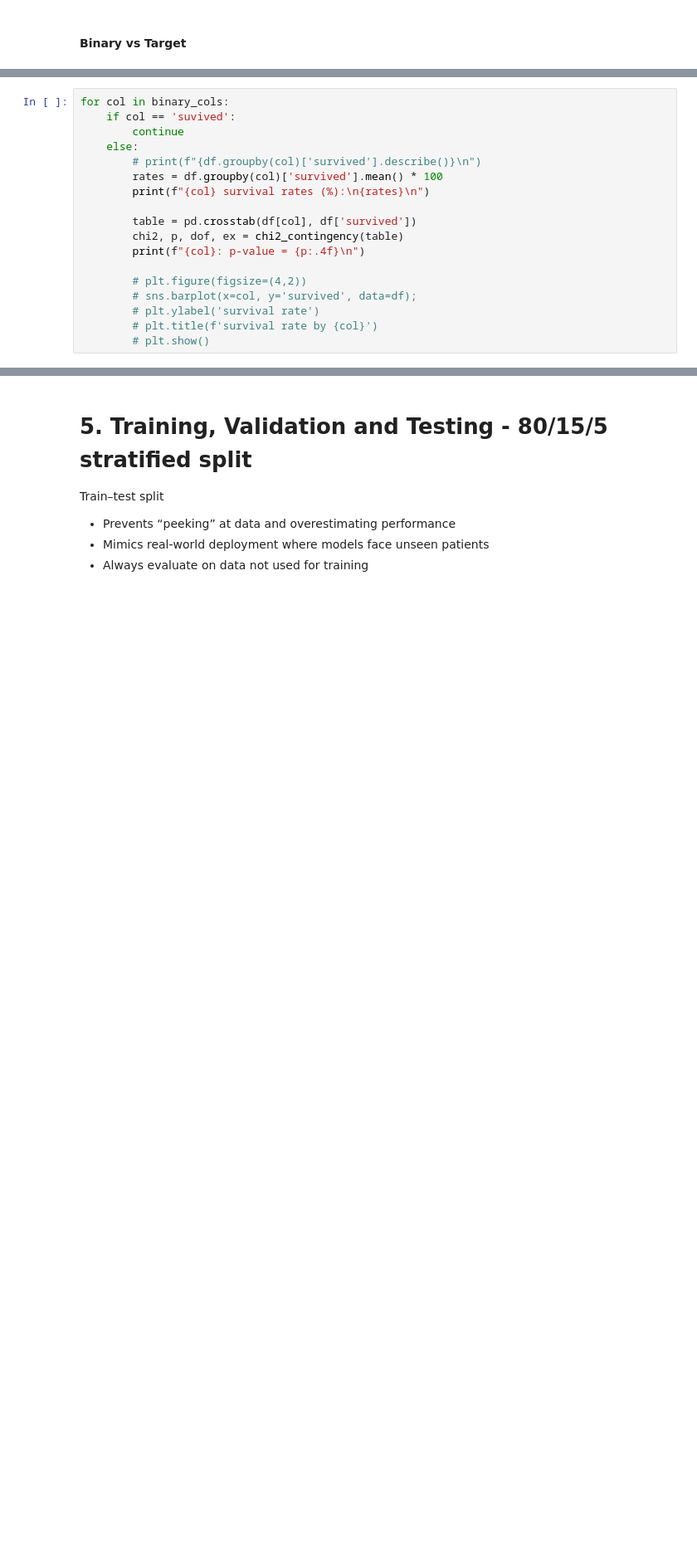
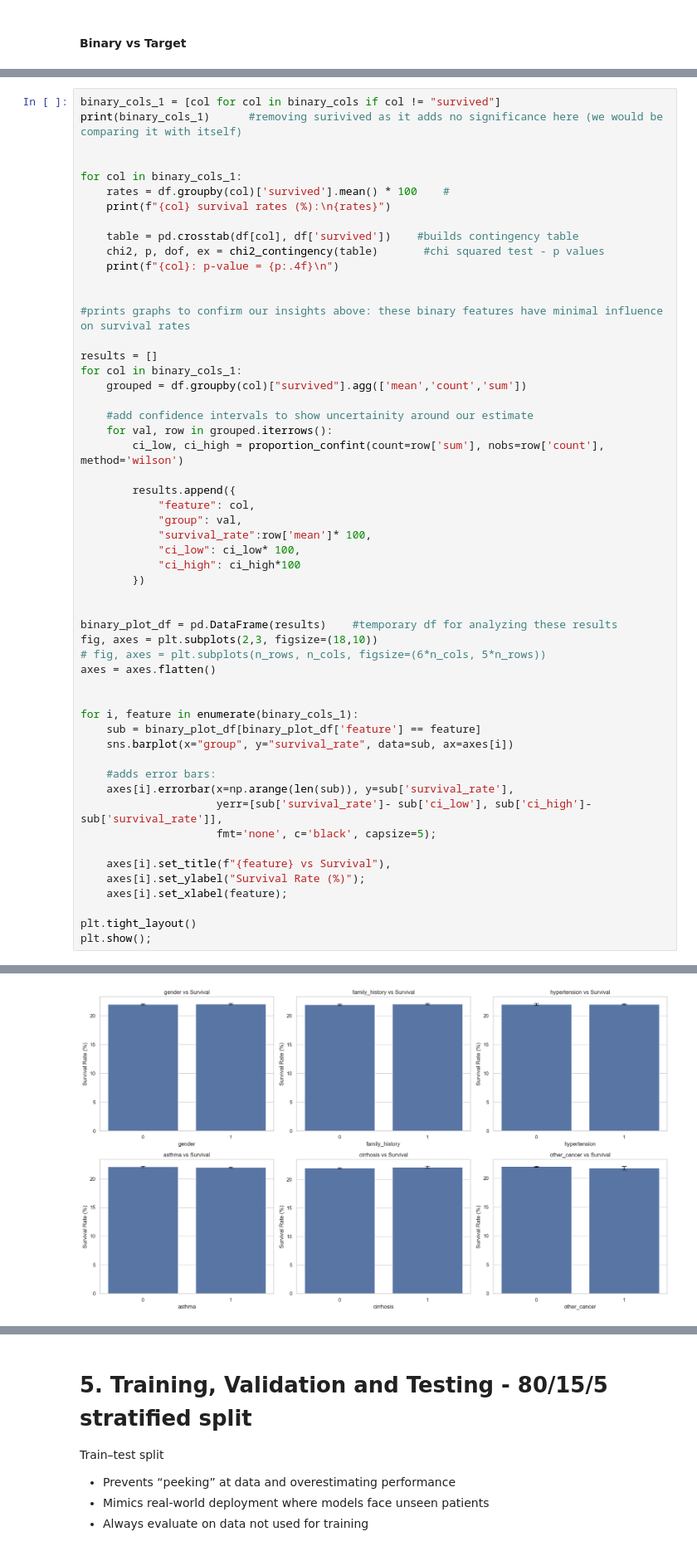
Before and after one commit to apayne185/RAI_opioid_risk_prevention, a Jupyter notebook: ML4HL_OD_RAI_toolbox.ipynb, the cells around one changed output, grey strips where cells are left out. Shown at 83% size. Saved outputs shown, nothing was run; the diff lists cells and outputs as text; blank space fills up the shorter version.

```diff
--- a/ML4HL_OD_RAI_toolbox.ipynb
+++ b/ML4HL_OD_RAI_toolbox.ipynb
@@ -626,19 +738,55 @@ The differences between gender and survival (21.99-22.05)
 # %%
-for col in binary_cols:
-    if col == 'suvived':
-        continue
-    else:
-        # print(f"{df.groupby(col)['survived'].describe()}\n")
-        rates = df.groupby(col)['survived'].mean() * 100
-        print(f"{col} survival rates (%):\n{rates}\n")
+binary_cols_1 = [col for col in binary_cols if col != "survived"]
+print(binary_cols_1)      #removing surivived as it adds no significance here (we would be comparing it with itself)
 
-        table = pd.crosstab(df[col], df['survived'])
-        chi2, p, dof, ex = chi2_contingency(table)
-        print(f"{col}: p-value = {p:.4f}\n")
 
-        # plt.figure(figsize=(4,2))
-        # sns.barplot(x=col, y='survived', data=df);
-        # plt.ylabel('survival rate')
-        # plt.title(f'survival rate by {col}')
-        # plt.show()
+for col in binary_cols_1:
+    rates = df.groupby(col)['survived'].mean() * 100    #
+    print(f"{col} survival rates (%):\n{rates}")
+
+    table = pd.crosstab(df[col], df['survived'])    #builds contingency table
+    chi2, p, dof, ex = chi2_contingency(table)       #chi squared test - p values
+    print(f"{col}: p-value = {p:.4f}\n")
+
+
+#prints graphs to confirm our insights above: these binary features have minimal influence on survival rates
+
+results = []
+for col in binary_cols_1:
+    grouped = df.groupby(col)["survived"].agg(['mean','count','sum'])
+
+    #add confidence intervals to show uncertainity around our estimate
+    for val, row in grouped.iterrows():
+        ci_low, ci_high = proportion_confint(count=row['sum'], nobs=row['count'], method='wilson')
+
+        results.append({
+            "feature": col,
+            "group": val,
+            "survival_rate":row['mean']* 100,
+            "ci_low": ci_low* 100,
+            "ci_high": ci_high*100
+        })
+
+
+binary_plot_df = pd.DataFrame(results)    #temporary df for analyzing these results
+fig, axes = plt.subplots(2,3, figsize=(18,10))
+# fig, axes = plt.subplots(n_rows, n_cols, figsize=(6*n_cols, 5*n_rows))
+axes = axes.flatten()
+
+
+for i, feature in enumerate(binary_cols_1):
+    sub = binary_plot_df[binary_plot_df['feature'] == feature]
+    sns.barplot(x="group", y="survival_rate", data=sub, ax=axes[i])
+
+    #adds error bars:
+    axes[i].errorbar(x=np.arange(len(sub)), y=sub['survival_rate'],
+                     yerr=[sub['survival_rate']- sub['ci_low'], sub['ci_high']-sub['survival_rate']],
+                     fmt='none', c='black', capsize=5);
+
+    axes[i].set_title(f"{feature} vs Survival"),
+    axes[i].set_ylabel("Survival Rate (%)");
+    axes[i].set_xlabel(feature);
+
+plt.tight_layout()
+plt.show();
 # %% [output]
@@ -661 +809,2 @@ Name: survived, dtype: float64
 other_cancer: p-value = 0.0635
+[figure, added]
```
Also changed, not shown: parts of 27 cells of this notebook.
